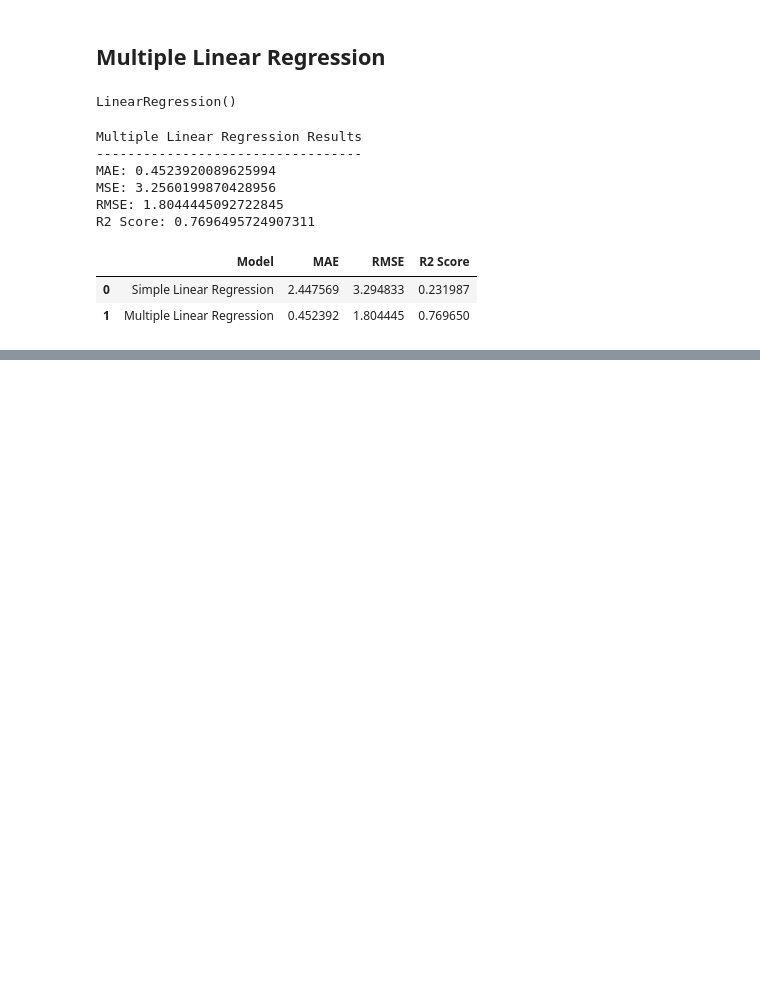
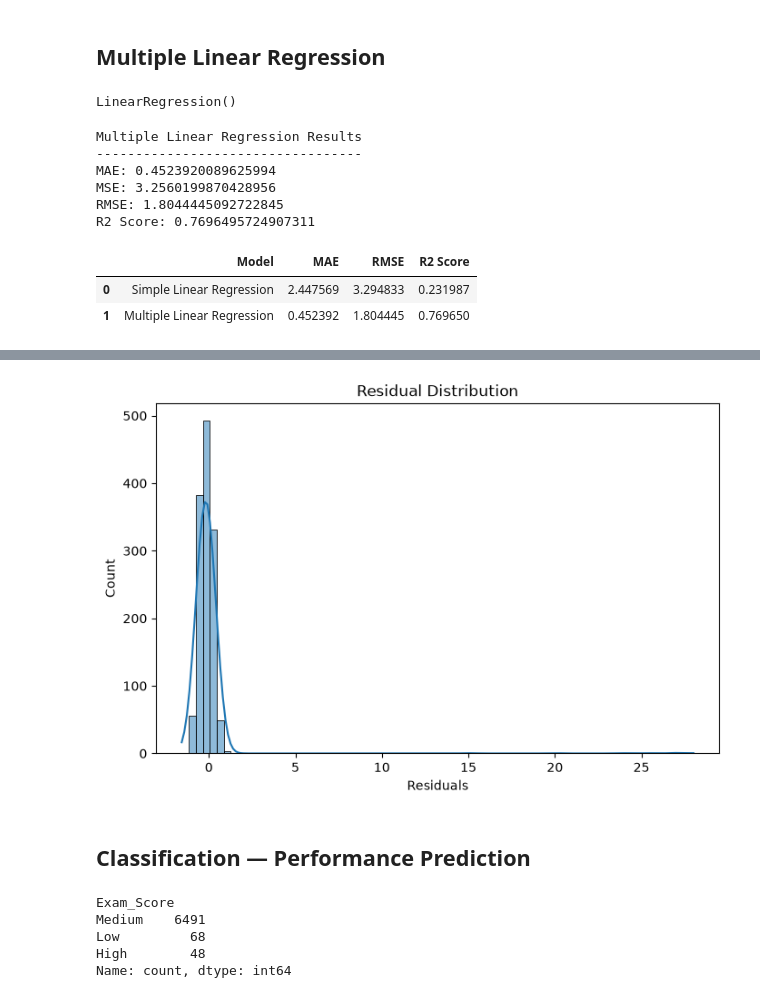
Before and after one commit to mdraihanmostafa746-coder/Student-Academic-Performance-Analysis-and-Prediction, a Jupyter notebook: notebooks/student_performance_analysis.ipynb, the cells around one changed output, grey strips where cells are left out. Drawn from its saved outputs; the diff is of its cells as text; code cells hidden in the pictures; blank space fills up the shorter version.

Commit message:
Complete Classification — Performance Prediction

```diff
--- a/notebooks/student_performance_analysis.ipynb
+++ b/notebooks/student_performance_analysis.ipynb
@@ -772,0 +841,31 @@ comparison
+# %%
+plt.figure(figsize=(8, 5))
+
+sns.histplot(residuals, kde=True)
+
+plt.xlabel("Residuals")
+plt.title("Residual Distribution")
+
+plt.show()
+# %% [output]
+[figure, added]
+# %% [markdown]
+## Classification — Performance Prediction
+# %%
+def categorize_performance(score):
+    if score < 60:
+        return 'Low'
+    elif score < 80:
+        return 'Medium'
+    else:
+        return 'High'
+
+y_class = y.apply(categorize_performance)
+
+print(y_class.value_counts())
+# %% [output]
+Exam_Score
+Medium    6491
+Low         68
+High        48
+Name: count, dtype: int64
```
Also changed, not shown: parts of 11 cells of this notebook.
